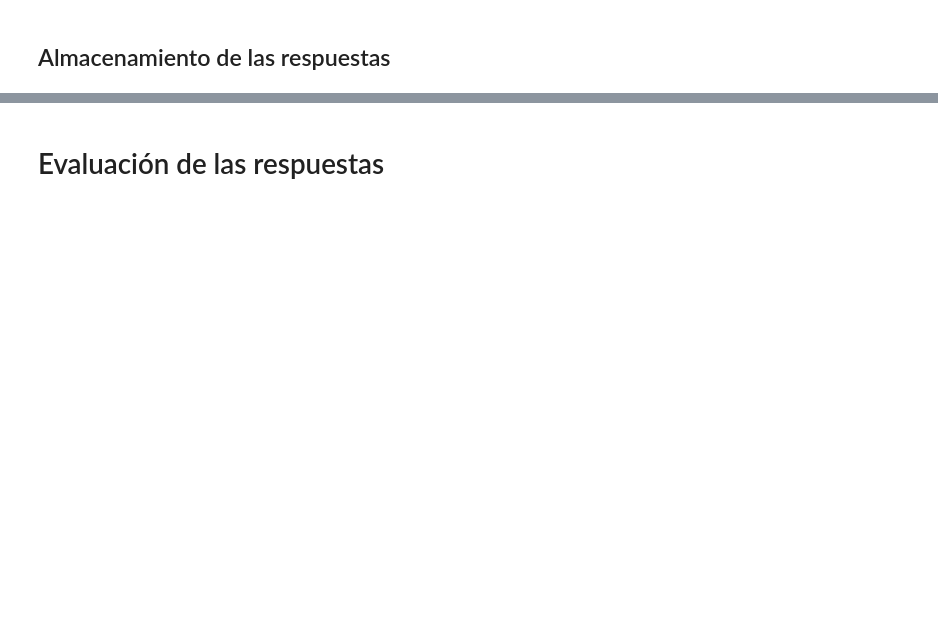
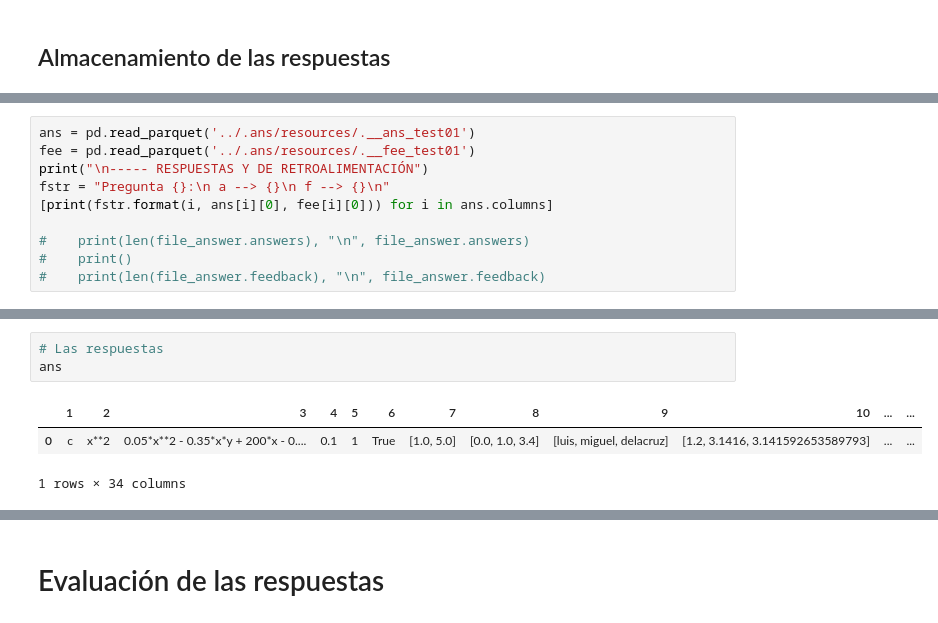
Before and after one commit to luiggix/macti_lib, a Jupyter notebook: src/resources/test_evaluation.ipynb, the cells around one changed output, grey strips where cells are left out. Cells and saved outputs as stored; diff of their text form; blank space fills up the shorter version.

Commit message:
test_evaluation and change in_order

```diff
--- a/src/resources/test_evaluation.ipynb
+++ b/src/resources/test_evaluation.ipynb
@@ -115,0 +120,10 @@ fee_df2
+# %%
+ans = pd.read_parquet('../.ans/resources/.__ans_test01')
+fee = pd.read_parquet('../.ans/resources/.__fee_test01')
+print("\n----- RESPUESTAS Y DE RETROALIMENTACIÓN")
+fstr = "Pregunta {}:\n a --> {}\n f --> {}\n"
+[print(fstr.format(i, ans[i][0], fee[i][0])) for i in ans.columns]
+
+#    print(len(file_answer.answers), "\n", file_answer.answers)
+#    print()
+#    print(len(file_answer.feedback), "\n", file_answer.feedback)
@@ -115,0 +165,7 @@ fee_df2
+# %%
+# Las respuestas
+ans
+# %% [output]
+|  | 1 | 2 | 3 | 4 | 5 | 6 | 7 | 8 | 9 | 10 | ... | ... |
+| 0 | c | x**2 | 0.05*x**2 - 0.35*x*y + 200*x - 0.... | 0.1 | 1 | True | [1.0, 5.0] | [0.0, 1.0, 3.4] | [luis, miguel, delacruz] | [1.2, 3.1416, 3.141592653589793] | ... | ... |
+1 rows × 34 columns
```
Also changed, not shown: parts of 99 cells of this notebook, 12 other files.
